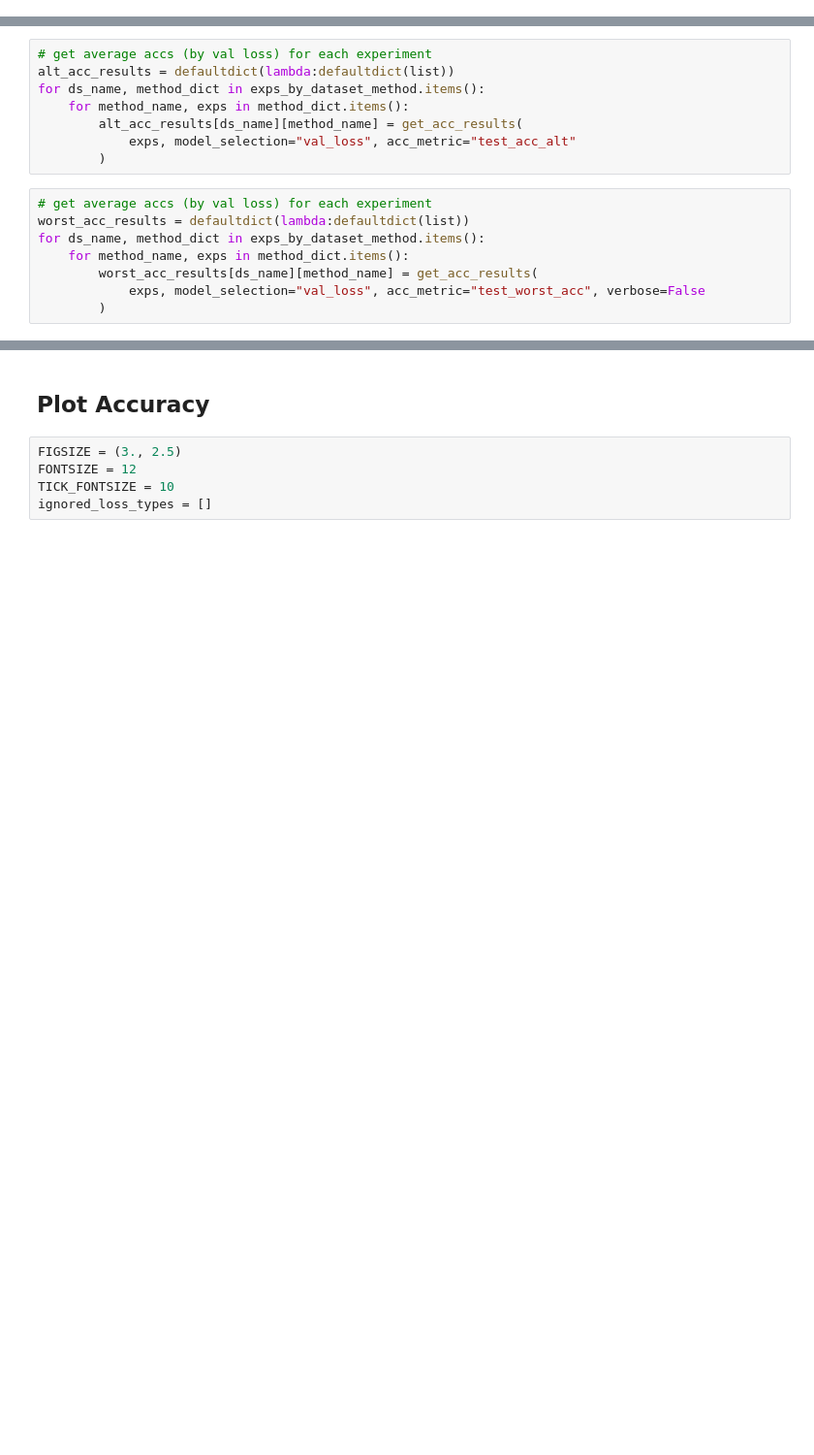
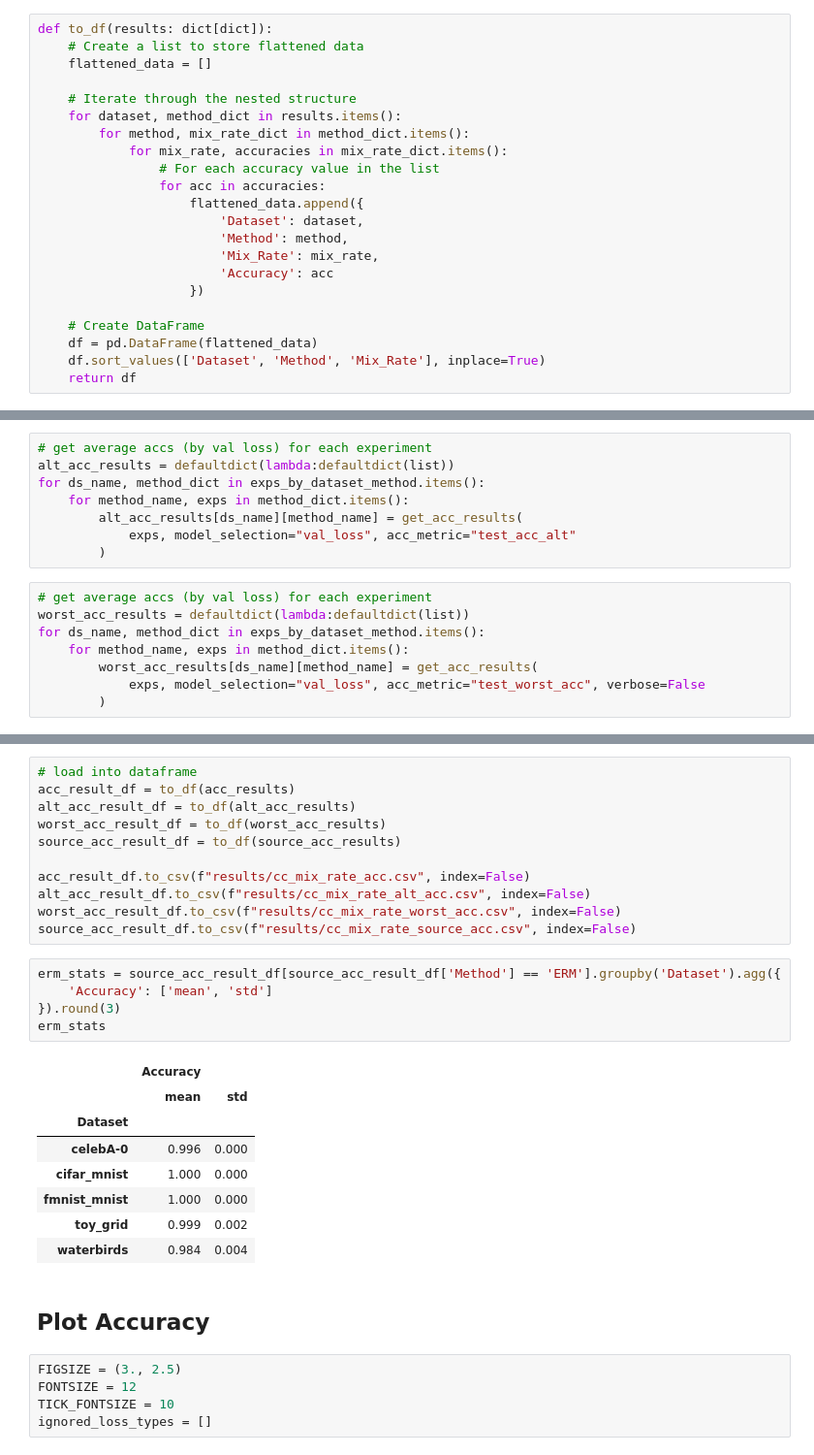
Before and after one commit to oliveradk/diverse-gen, a Jupyter notebook: experiments/250122_cc/2_cc_exps.ipynb, the cells around one changed output, grey strips where cells are left out. Shown at 97% size. Drawn from its saved outputs; the diff is of its cells as text; blank space fills up the shorter version.

```diff
--- a/experiments/250122_cc/2_cc_exps.ipynb
+++ b/experiments/250122_cc/2_cc_exps.ipynb
@@ -178,6 +178,28 @@ executor = get_executor(EXP_DIR, mem_gb=32)
 jobs = run_experiments(executor, list(high_mem_configs.values()), SCRIPT_NAME)
 # %% [markdown]
 # Process Results
+# %%
+def to_df(results: dict[dict]):
+    # Create a list to store flattened data
+    flattened_data = []
+
+    # Iterate through the nested structure
+    for dataset, method_dict in results.items():
+        for method, mix_rate_dict in method_dict.items():
+            for mix_rate, accuracies in mix_rate_dict.items():
+                # For each accuracy value in the list
+                for acc in accuracies:
+                    flattened_data.append({
+                        'Dataset': dataset,
+                        'Method': method,
+                        'Mix_Rate': mix_rate,
+                        'Accuracy': acc
+                    })
+
+    # Create DataFrame
+    df = pd.DataFrame(flattened_data)
+    df.sort_values(['Dataset', 'Method', 'Mix_Rate'], inplace=True)
+    return df
 # %%
 # sort experiments
 exps_by_dataset_method = defaultdict(lambda:defaultdict(list))
@@ -210,3 +239,28 @@ for ds_name, method_dict in exps_by_dataset_method.items():
+# %%
+# load into dataframe
+acc_result_df = to_df(acc_results)
+alt_acc_result_df = to_df(alt_acc_results)
+worst_acc_result_df = to_df(worst_acc_results)
+source_acc_result_df = to_df(source_acc_results)
+
+acc_result_df.to_csv(f"results/cc_mix_rate_acc.csv", index=False)
+alt_acc_result_df.to_csv(f"results/cc_mix_rate_alt_acc.csv", index=False)
+worst_acc_result_df.to_csv(f"results/cc_mix_rate_worst_acc.csv", index=False)
+source_acc_result_df.to_csv(f"results/cc_mix_rate_source_acc.csv", index=False)
+# %%
+erm_stats = source_acc_result_df[source_acc_result_df['Method'] == 'ERM'].groupby('Dataset').agg({
+    'Accuracy': ['mean', 'std']
+}).round(3)
+erm_stats
+# %% [output]
+|  | Accuracy |  |
+|  | mean | std |
+| Dataset |  |  |
+| celebA-0 | 0.996 | 0.000 |
+| cifar_mnist | 1.000 | 0.000 |
+| fmnist_mnist | 1.000 | 0.000 |
+| toy_grid | 0.999 | 0.002 |
+| waterbirds | 0.984 | 0.004 |
 # %% [markdown]
 ## Plot Accuracy
 # %%
```
Also changed, not shown: parts of 10 cells of this notebook.
